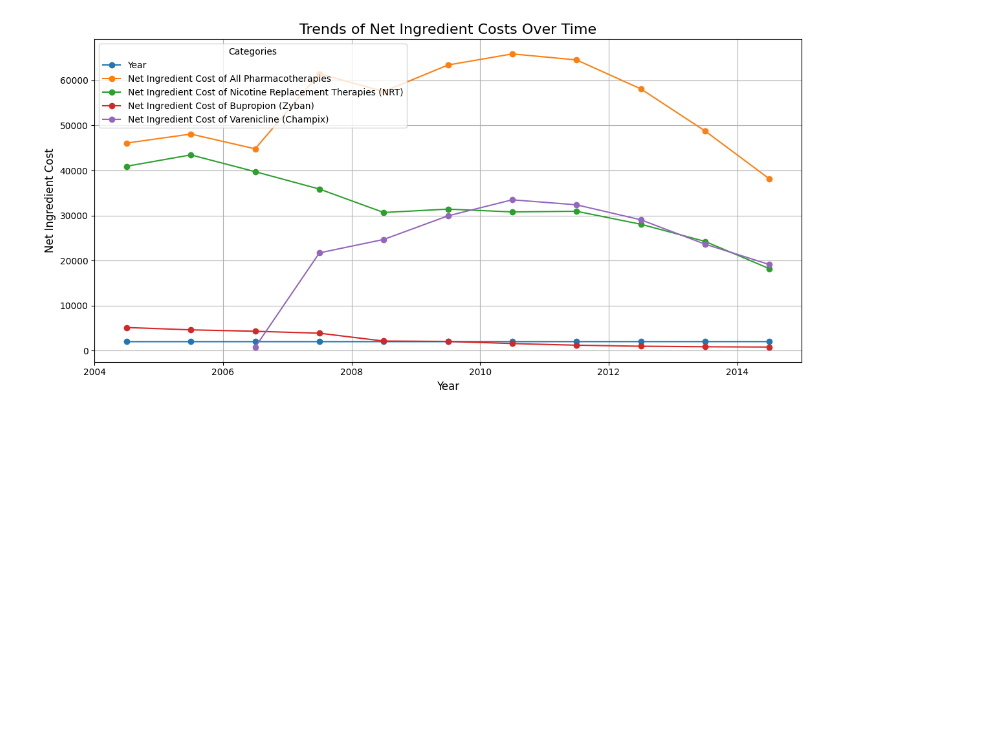
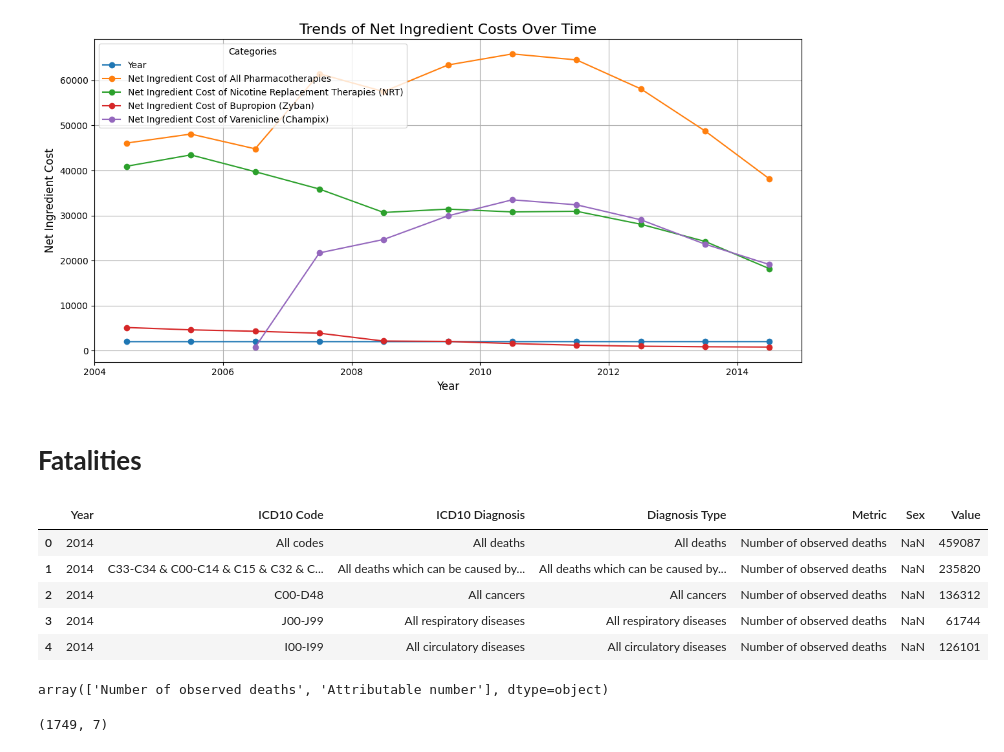
Before and after one commit to athulskrish/tobacco, a Jupyter notebook: Tobacco.ipynb, the cells around one changed output. Cells and saved outputs as stored; diff of their text form; code cells hidden in the pictures; blank space fills up the shorter version.

```diff
--- a/Tobacco.ipynb
+++ b/Tobacco.ipynb
@@ -364,3 +364,5 @@ plt.tight_layout()
 plt.show()
 # %% [output]
 [figure]
+# %% [markdown]
+# **Fatalities**
@@ -366,0 +371,17 @@ plt.show()
+# %%
+fatality.head()
+# %% [output]
+|  | Year | ICD10 Code | ICD10 Diagnosis | Diagnosis Type | Metric | Sex | Value |
+| 0 | 2014 | All codes | All deaths | All deaths | Number of observed deaths | NaN | 459087 |
+| 1 | 2014 | C33-C34 & C00-C14 & C15 & C32 & C... | All deaths which can be caused by... | All deaths which can be caused by... | Number of observed deaths | NaN | 235820 |
+| 2 | 2014 | C00-D48 | All cancers | All cancers | Number of observed deaths | NaN | 136312 |
+| 3 | 2014 | J00-J99 | All respiratory diseases | All respiratory diseases | Number of observed deaths | NaN | 61744 |
+| 4 | 2014 | I00-I99 | All circulatory diseases | All circulatory diseases | Number of observed deaths | NaN | 126101 |
+# %%
+fatality.Metric.unique()
+# %% [output]
+array(['Number of observed deaths', 'Attributable number'], dtype=object)
+# %%
+fatality.shape
+# %% [output]
+(1749, 7)
```
Also changed, not shown: parts of 5 cells of this notebook.
